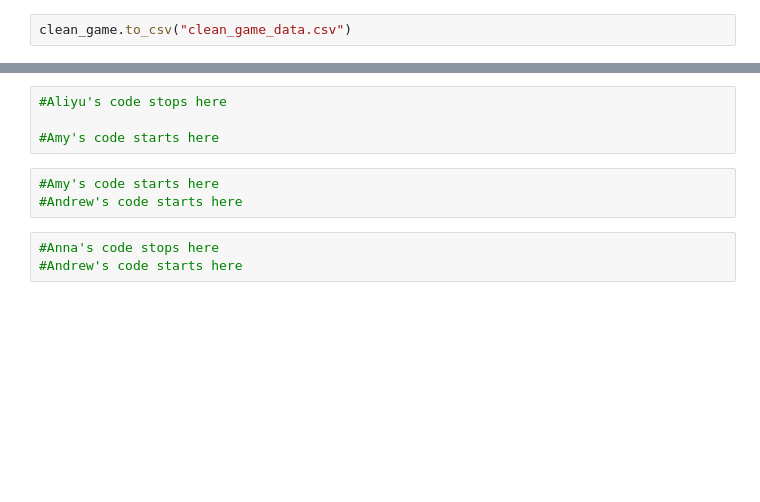
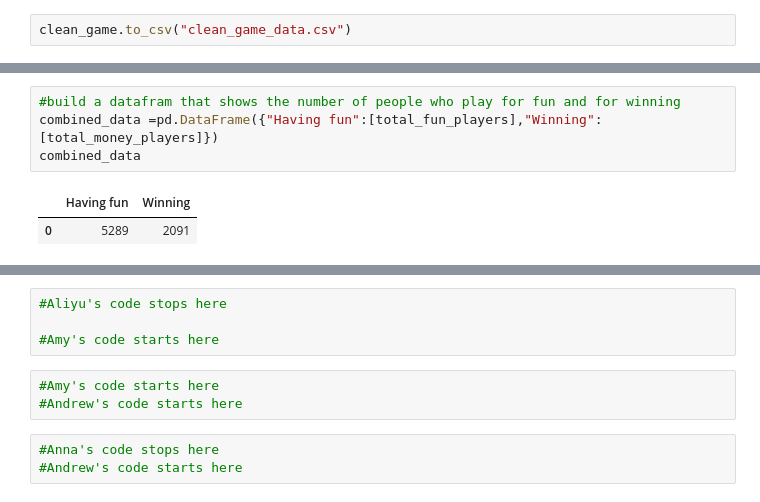
Before and after one commit to annabitzer/Project-1---Group-9, a Jupyter notebook: Data Cleaning.ipynb, the cells around one changed output, grey strips where cells are left out. Saved outputs shown, nothing was run; the diff lists cells and outputs as text; blank space fills up the shorter version.

```diff
--- a/Data Cleaning.ipynb
+++ b/Data Cleaning.ipynb
@@ -30,0 +120,7 @@ clean_game.to_csv("clean_game_data.csv")
+# %%
+#build a datafram that shows the number of people who play for fun and for winning
+combined_data =pd.DataFrame({"Having fun":[total_fun_players],"Winning":[total_money_players]})
+combined_data
+# %% [output]
+|  | Having fun | Winning |
+| 0 | 5289 | 2091 |
```
Also changed, not shown: parts of 19 cells of this notebook, 1 other file.
